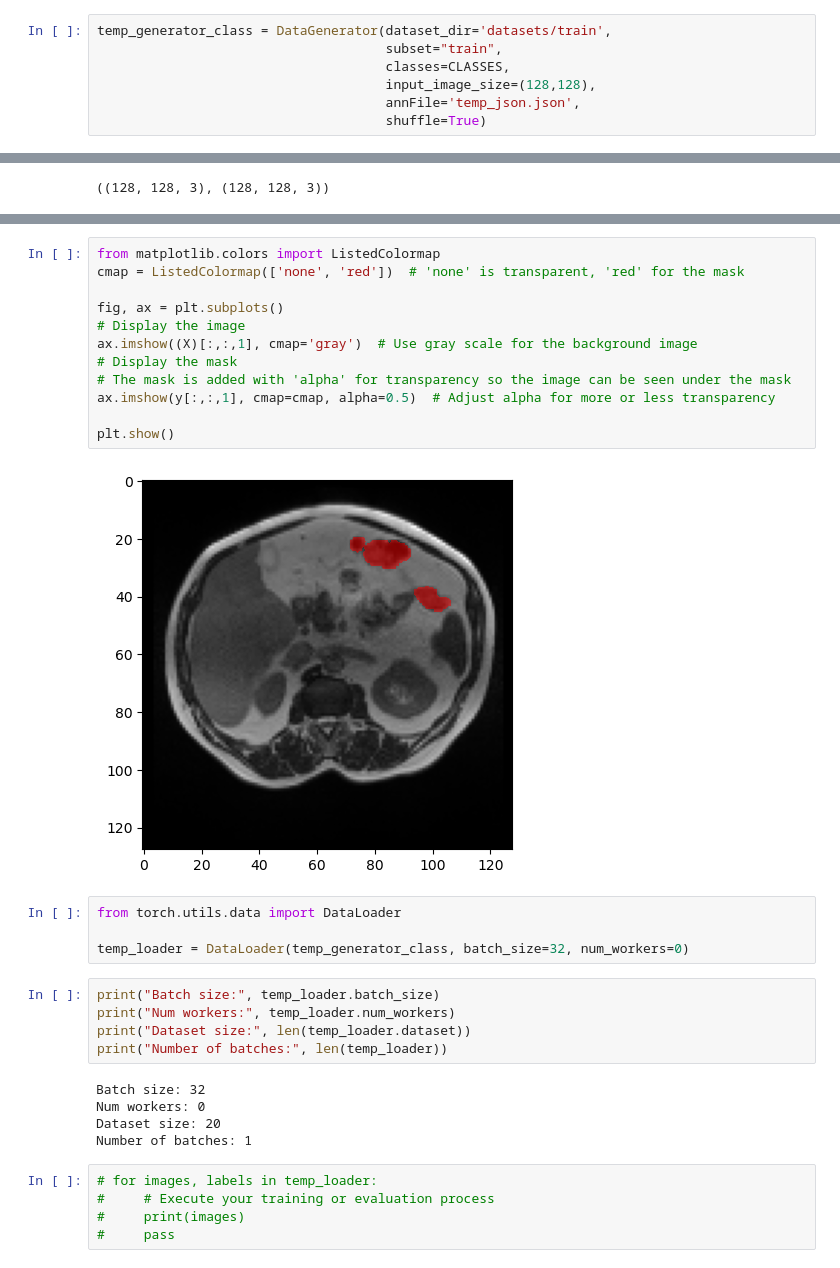
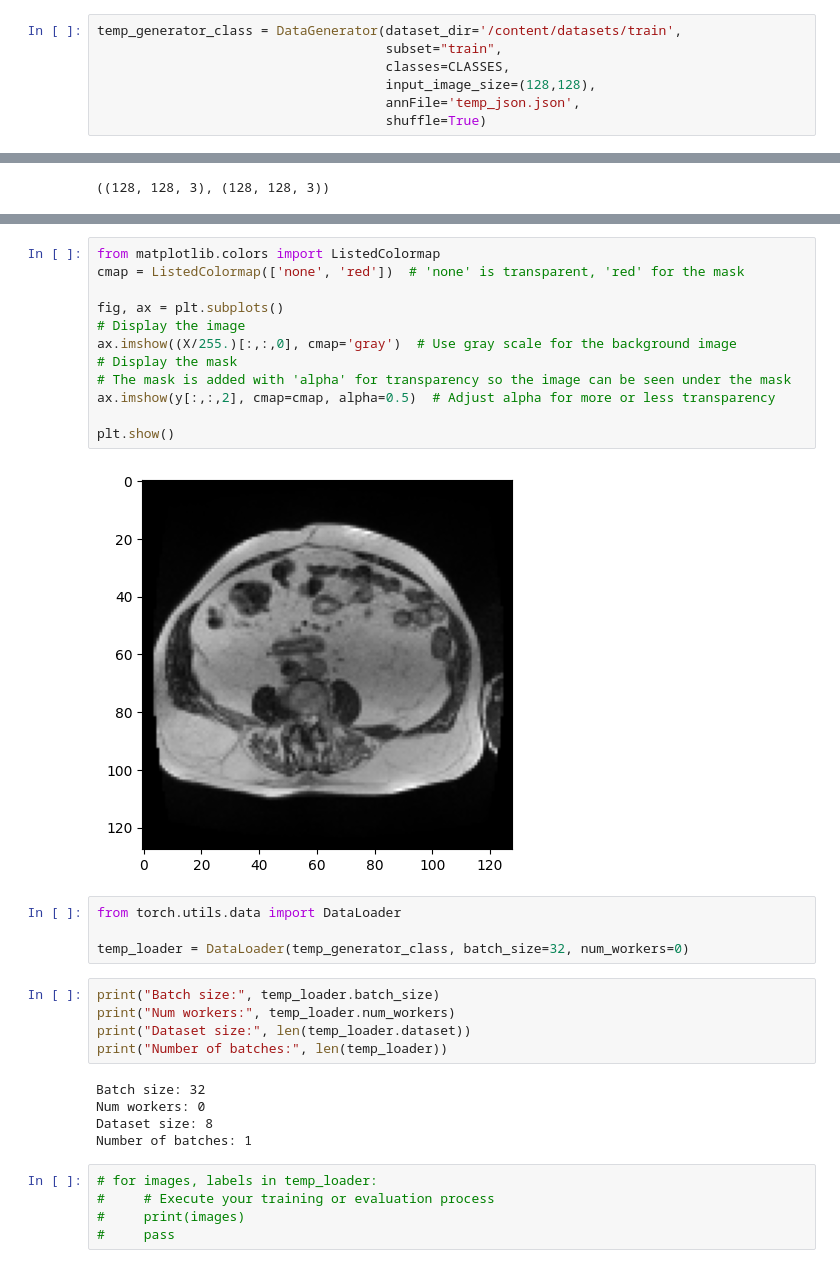
Before and after one commit to zikaiyan/Computer-Aided-Diagnosis-GI-Tract-Image-Segmentation, a Jupyter notebook: notebooks/test.ipynb, the cells around one changed output, grey strips where cells are left out. Saved outputs shown, nothing was run; the diff lists cells and outputs as text.

```diff
--- a/notebooks/test.ipynb
+++ b/notebooks/test.ipynb
@@ -247,7 +279,7 @@ for img, ax in zip(imgs, axs):
 # %%
 from src.data import DataGenerator
 # %%
-temp_generator_class = DataGenerator(dataset_dir='datasets/train',
+temp_generator_class = DataGenerator(dataset_dir='/content/datasets/train',
                                      subset="train",
                                      classes=CLASSES,
                                      input_image_size=(128,128),
@@ -281,17 +309,17 @@ plt.show()
 # %%
 from matplotlib.colors import ListedColormap
 cmap = ListedColormap(['none', 'red'])  # 'none' is transparent, 'red' for the mask
 
 fig, ax = plt.subplots()
 # Display the image
-ax.imshow((X)[:,:,1], cmap='gray')  # Use gray scale for the background image
+ax.imshow((X/255.)[:,:,0], cmap='gray')  # Use gray scale for the background image
 # Display the mask
 # The mask is added with 'alpha' for transparency so the image can be seen under the mask
-ax.imshow(y[:,:,1], cmap=cmap, alpha=0.5)  # Adjust alpha for more or less transparency
+ax.imshow(y[:,:,2], cmap=cmap, alpha=0.5)  # Adjust alpha for more or less transparency
 
 plt.show()
 # %% [output]
-[figure, old version]
+[figure, new version]
 # %%
 from torch.utils.data import DataLoader
 
@@ -304,7 +332,7 @@ print("Number of batches:", len(temp_loader))
 # %% [output]
 Batch size: 32
 Num workers: 0
-Dataset size: 20
+Dataset size: 8
 Number of batches: 1
 # %%
 # for images, labels in temp_loader:
```
Also changed, not shown: parts of 66 cells of this notebook, 11 other files.
